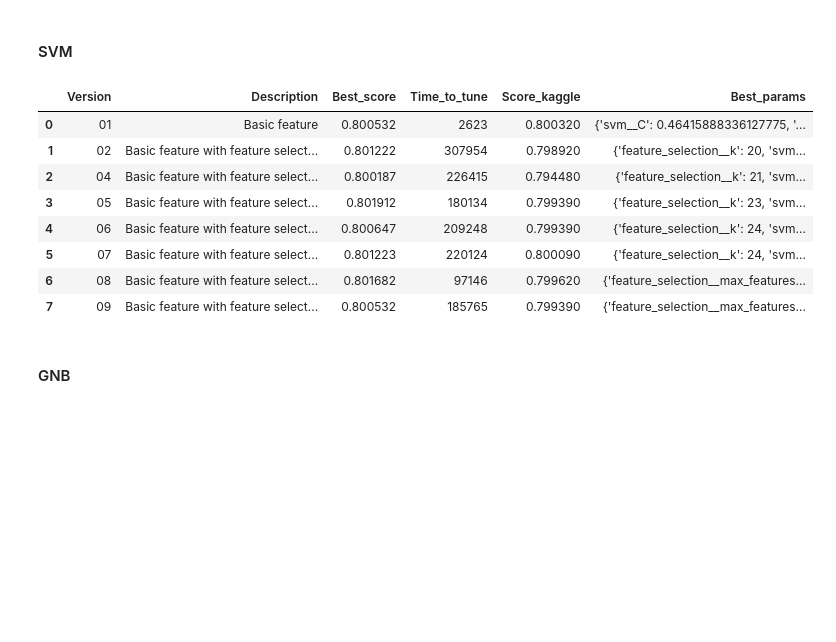
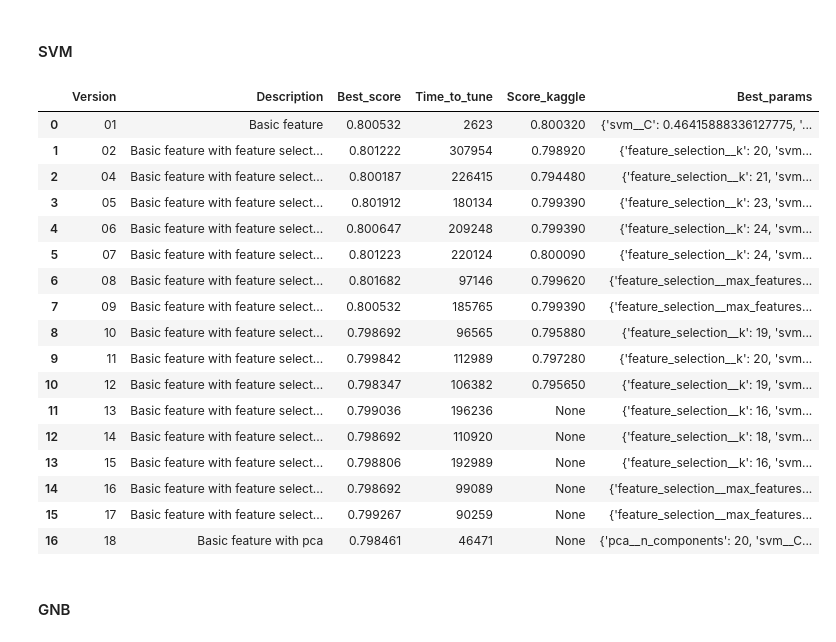
Before and after one commit to Kevin-Guyard/Titanic_Spaceship, a Jupyter notebook: Notebook.ipynb, the cells around one changed output. Drawn from its saved outputs; the diff is of its cells as text; code cells hidden in the pictures; blank space fills up the shorter version.

```diff
--- a/Notebook.ipynb
+++ b/Notebook.ipynb
@@ -1554,7 +1638,7 @@ analyze_model(
 # %% [markdown]
 ## Analysis
 # %%
-VERSIONS = [str(x) if x > 9 else "0" + str(x) for x in range(1, 10)]
+VERSIONS = [str(x) if x > 9 else "0" + str(x) for x in range(1, 19)]
 MODELS = ["logistic_regression", "knn", "svm", "gnb"]
 COLUMNS_ANALYSIS_BY_MODEL = ["Version", "Description", "Best_score", "Time_to_tune", "Score_kaggle", "Best_params"]
 COLUMNS_ANALYSIS_BY_VERSION = ["Name_model", "Best_score", "Time_to_tune", "Score_kaggle", "Best_params"]
@@ -1567,7 +1651,7 @@ DESCRIPTION_VERSIONS = {
     "06": "Basic feature with feature selection MI n=4",
     "07": "Basic feature with feature selection MI n=5",
     "08": "Basic feature with feature selection from rf",
-    "09": "Basic feature with feature selection from ridge + pca full",
+    "09": "Basic feature with feature selection from ridge",
     "10": "Basic feature with feature selection f_classif + pca full",
     "11": "Basic feature with feature selection MI n=1 + pca full",
     "12": "Basic feature with feature selection MI n=2 + pca full",
@@ -1598,9 +1682,8 @@ for version in VERSIONS:
                 "Description": DESCRIPTION_VERSIONS.get(version),
                 "Best_score": [data["best_score"]],
                 "Time_to_tune": [int(data["time_to_tune"])],
-                "Score_kaggle": [data["score_kaggle"]],
+                "Score_kaggle": [data["score_kaggle"]] if "score_kaggle" in data else None,
                 "Best_params": [data["best_params"]],
-
             })])
 
 df_results.reset_index(inplace=True, drop=True)
@@ -1634,7 +1724,7 @@ for version in VERSIONS:
                 "Description": DESCRIPTION_VERSIONS.get(version),
                 "Best_score": [data["best_score"]],
                 "Time_to_tune": [int(data["time_to_tune"])],
-                "Score_kaggle": [data["score_kaggle"]],
+                "Score_kaggle": [data["score_kaggle"]] if "score_kaggle" in data else None,
                 "Best_params": [data["best_params"]],
             })])
 
@@ -1657,34 +1755,43 @@ df_results.style.apply(lambda row: ['background-color: yellow'] * df_results.sha
 df_results = pd.DataFrame(columns=COLUMNS_ANALYSIS_BY_MODEL)
 NAME_MODEL = "svm"
 
 for version in VERSIONS:
 
     if os.path.exists(os.path.join(REPO_MODEL, NAME_MODEL + "__v" + version + ".json")):
         with open(os.path.join(REPO_MODEL, NAME_MODEL + "__v" + version + ".json"), "r") as file:
             data = json.load(file)
         df_results = pd.concat([
             df_results,
             pd.DataFrame({
                 "Version": [version],
                 "Description": DESCRIPTION_VERSIONS.get(version),
                 "Best_score": [data["best_score"]],
                 "Time_to_tune": [int(data["time_to_tune"])],
-                "Score_kaggle": [data["score_kaggle"]],
+                "Score_kaggle": [data["score_kaggle"]] if "score_kaggle" in data else None,
                 "Best_params": [data["best_params"]],
             })])
 
 df_results.reset_index(inplace=True, drop=True)
 df_results.style.apply(lambda row: ['background-color: yellow'] * df_results.shape[1] if row.Best_score == max(df_results.Best_score) else ['background-color: white'] * df_results.shape[1], axis=1)
 # %% [output]
 |  | Version | Description | Best_score | Time_to_tune | Score_kaggle | Best_params |
 | 0 | 01 | Basic feature | 0.800532 | 2623 | 0.800320 | {'svm__C': 0.46415888336127775, '... |
 | 1 | 02 | Basic feature with feature select... | 0.801222 | 307954 | 0.798920 | {'feature_selection__k': 20, 'svm... |
 | 2 | 04 | Basic feature with feature select... | 0.800187 | 226415 | 0.794480 | {'feature_selection__k': 21, 'svm... |
 | 3 | 05 | Basic feature with feature select... | 0.801912 | 180134 | 0.799390 | {'feature_selection__k': 23, 'svm... |
 | 4 | 06 | Basic feature with feature select... | 0.800647 | 209248 | 0.799390 | {'feature_selection__k': 24, 'svm... |
 | 5 | 07 | Basic feature with feature select... | 0.801223 | 220124 | 0.800090 | {'feature_selection__k': 24, 'svm... |
 | 6 | 08 | Basic feature with feature select... | 0.801682 | 97146 | 0.799620 | {'feature_selection__max_features... |
 | 7 | 09 | Basic feature with feature select... | 0.800532 | 185765 | 0.799390 | {'feature_selection__max_features... |
+| 8 | 10 | Basic feature with feature select... | 0.798692 | 96565 | 0.795880 | {'feature_selection__k': 19, 'svm... |
+| 9 | 11 | Basic feature with feature select... | 0.799842 | 112989 | 0.797280 | {'feature_selection__k': 20, 'svm... |
+| 10 | 12 | Basic feature with feature select... | 0.798347 | 106382 | 0.795650 | {'feature_selection__k': 19, 'svm... |
+| 11 | 13 | Basic feature with feature select... | 0.799036 | 196236 | None | {'feature_selection__k': 16, 'svm... |
+| 12 | 14 | Basic feature with feature select... | 0.798692 | 110920 | None | {'feature_selection__k': 18, 'svm... |
+| 13 | 15 | Basic feature with feature select... | 0.798806 | 192989 | None | {'feature_selection__k': 16, 'svm... |
+| 14 | 16 | Basic feature with feature select... | 0.798692 | 99089 | None | {'feature_selection__max_features... |
+| 15 | 17 | Basic feature with feature select... | 0.799267 | 90259 | None | {'feature_selection__max_features... |
+| 16 | 18 | Basic feature with pca | 0.798461 | 46471 | None | {'pca__n_components': 20, 'svm__C... |
 # %% [markdown]
 #### GNB
 # %%
```
Also changed, not shown: parts of 17 cells of this notebook, 33 other files.
